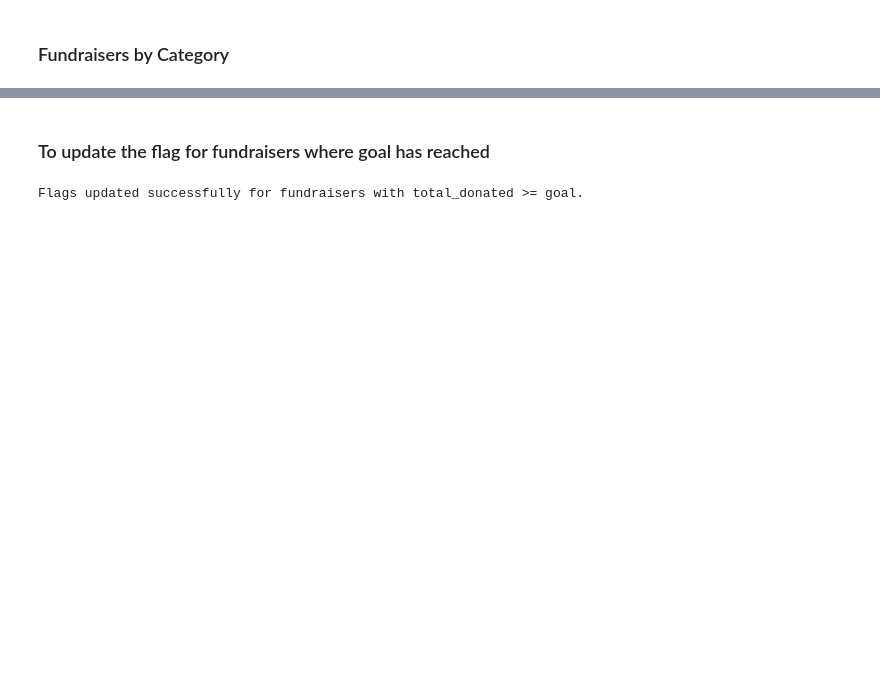
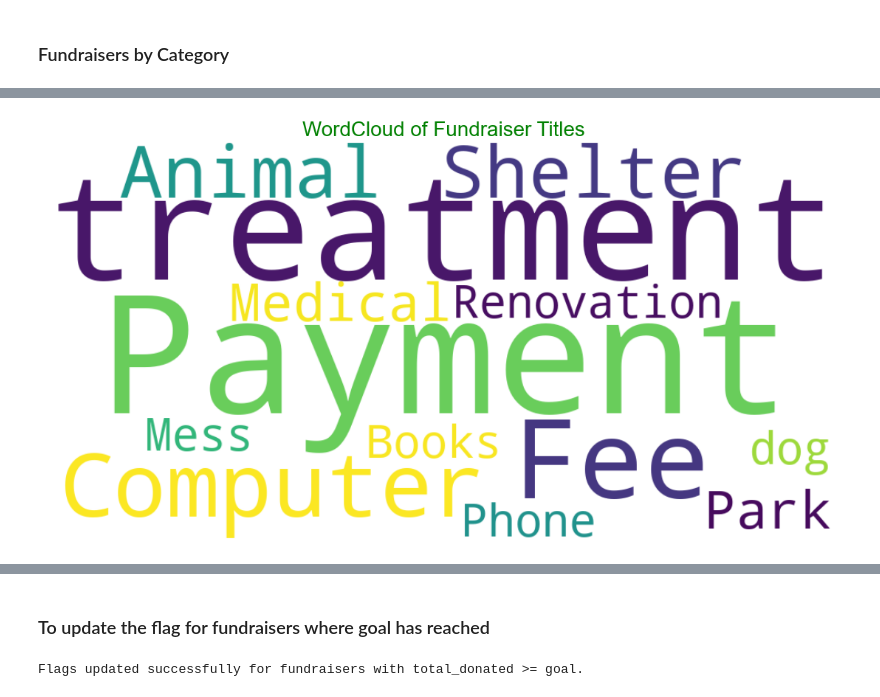
Before and after one commit to SaiyanSam/Sahayak, a Jupyter notebook: instance/Data Visualization.ipynb, the cells around one changed output, grey strips where cells are left out. Cells and saved outputs as stored; diff of their text form; code cells hidden in the pictures; blank space fills up the shorter version.

```diff
--- a/instance/Data Visualization.ipynb
+++ b/instance/Data Visualization.ipynb
@@ -101,0 +309,26 @@ print(tabulate(categories, headers='keys', tablefmt='grid'))
+# %%
+from wordcloud import WordCloud
+import matplotlib.pyplot as plt
+import pandas as pd
+
+query = "SELECT title FROM fundraiser;"
+fundraiser_titles = pd.read_sql(query, engine)
+
+text = " ".join(fundraiser_titles["title"].dropna().tolist())
+
+wordcloud = WordCloud(
+    width=1000,
+    height=500,
+    background_color="white",
+    colormap="viridis",
+    max_words=200,
+    contour_color="black"
+).generate(text)
+
+plt.figure(figsize=(14, 7))
+plt.imshow(wordcloud, interpolation="bilinear")
+plt.axis("off")
+plt.title("WordCloud of Fundraiser Titles", fontsize=20, color="green")
+plt.show()
+# %% [output]
+[figure, added]
```
Also changed, not shown: parts of 27 cells of this notebook, 1 other file.
